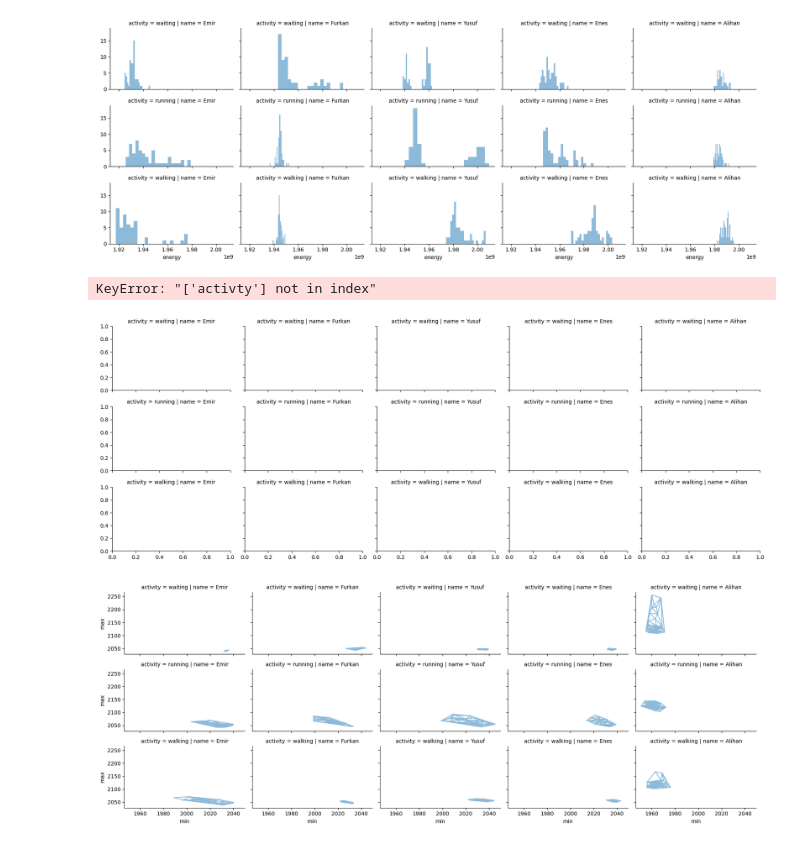
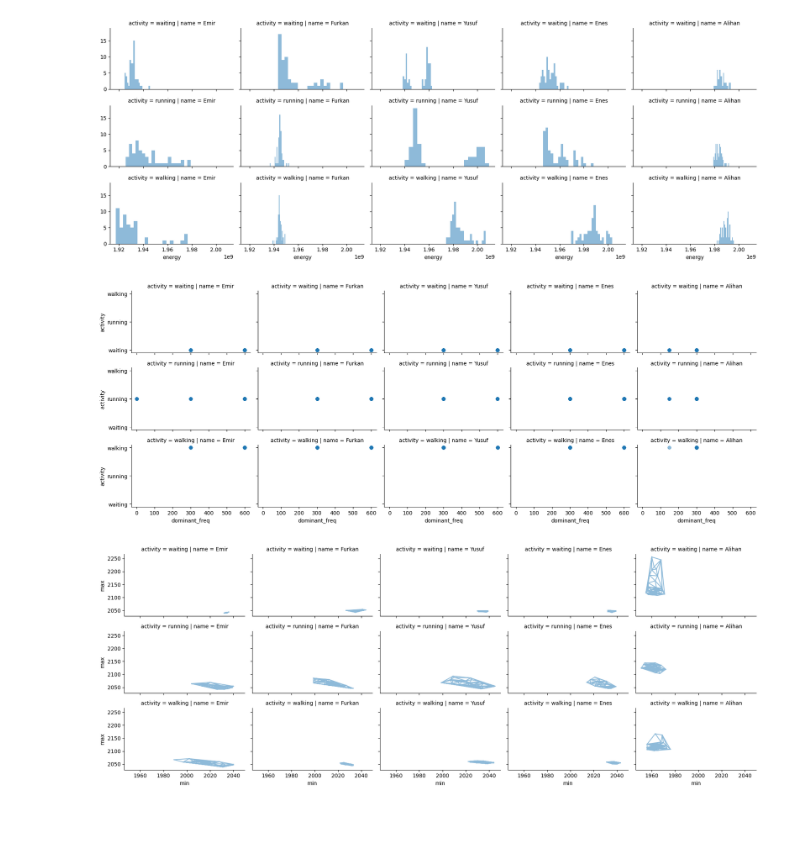
Before and after one commit to SShar195/CSE572GroupProject, a Jupyter notebook: group-project.ipynb, the cells around one changed output. Cells and saved outputs as stored; diff of their text form; code cells hidden in the pictures; blank space fills up the shorter version.

```diff
--- a/group-project.ipynb
+++ b/group-project.ipynb
@@ -120,11 +121,10 @@ grid.add_legend();
 # %%
 # grid = sns.FacetGrid(train_df, col='Pclass', hue='Survived')
 grid = sns.FacetGrid(train, col='name', row='activity', height=2.2, aspect=1.6)
-grid.map(plt.scatter, 'dominant_freq', 'activty', alpha=.5)
+grid.map(plt.scatter, 'dominant_freq', 'activity', alpha=.5)
 grid.add_legend();
 # %% [output]
-KeyError: "['activty'] not in index"
-[figure, old version]
+[figure, new version]
 # %%
 # grid = sns.FacetGrid(train_df, col='Pclass', hue='Survived')
 grid = sns.FacetGrid(train, col='name', row='activity', height=2.2, aspect=1.6)
```
Also changed, not shown: parts of 4 cells of this notebook.
